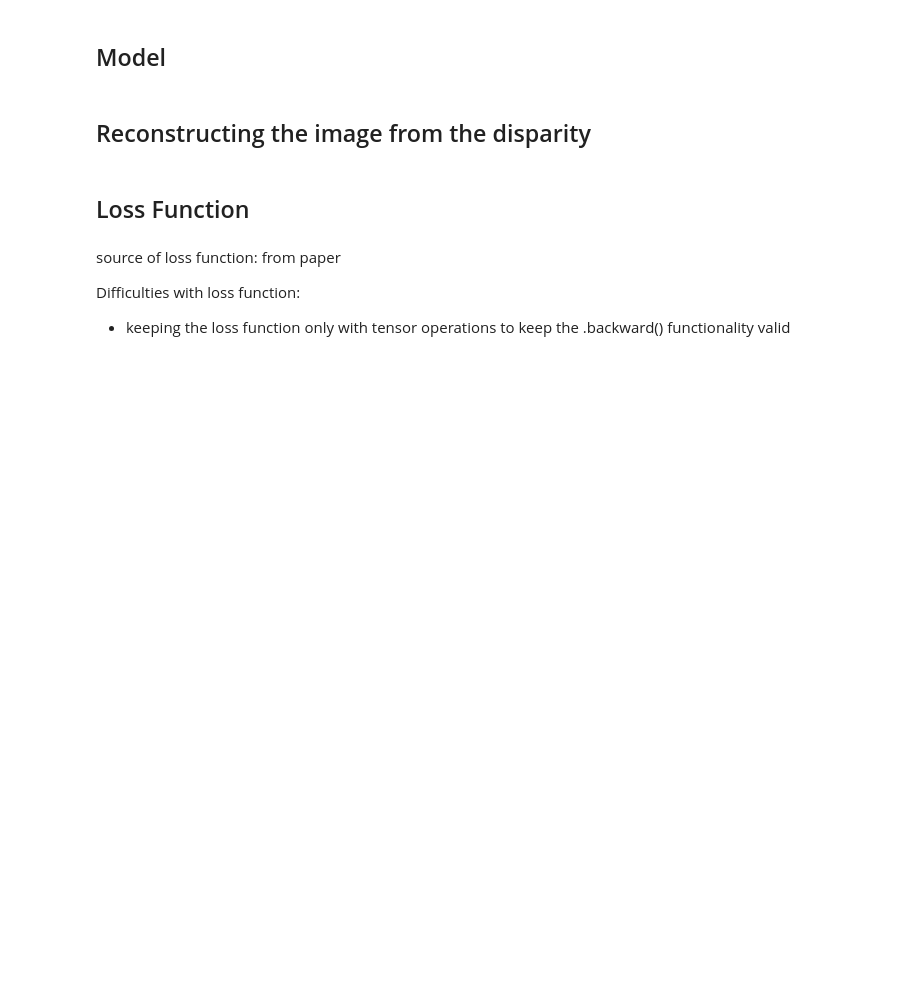
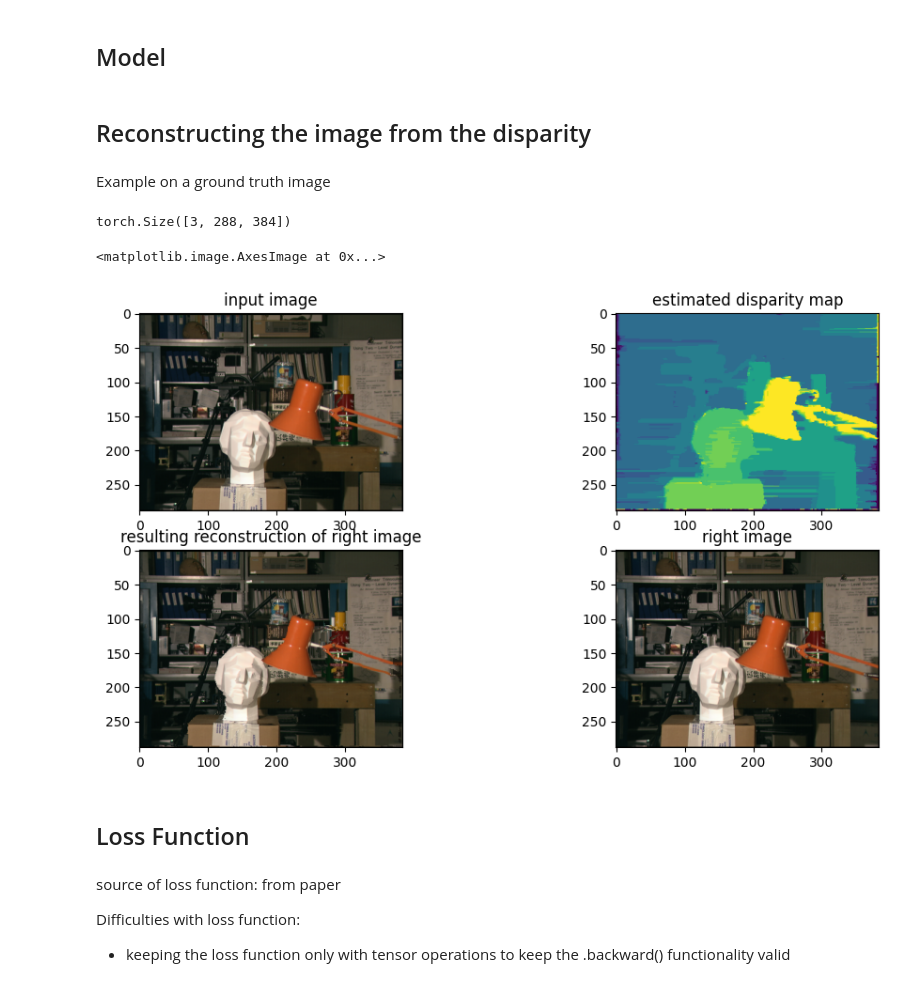
Before and after one commit to OliverTattersall/monoDepthEstim, a Jupyter notebook: FinalProj.ipynb, the cells around one changed output. Saved outputs shown, nothing was run; the diff lists cells and outputs as text; code cells hidden in the pictures; blank space fills up the shorter version.

Commit message:
adding reconStruct function, fixing error function, adding training loop

```diff
--- a/FinalProj.ipynb
+++ b/FinalProj.ipynb
@@ -45,7 +72,3 @@ class Model(nn.Module):
         self.resnet = models.resnet50(weights=ResNet50_Weights.DEFAULT)
 # %% [markdown]
 ## Reconstructing the image from the disparity
-# %%
-#no idea
-def reconStruct(im, dmap):
-    return im
@@ -52,3 +211,49 @@ def reconStruct(im, dmap):
+# %% [markdown]
+Example on a ground truth image
+# %%
+imL = Image.open("images/tsukuba/scene1.row3.col3.ppm")
+# imL = Image.open("Backpack-perfect/im0.png")
+gt = Image.open("images/tsukuba/truedisp.row3.col3.pgm")
+# gt = Image.open("Backpack-perfect/disp0.pfm")
+gt = np.load("images/tsukuba/resMap.pgm")
+gt = np.astype(gt, np.float32)
+gt = tF.to_tensor(gt)
+
+# gt[gt==float("inf")] = 0
+# gt = gt
+# gt = tF.to_pil_image(gt)
+
+
+imR = Image.open("images/tsukuba/scene1.row3.col4.ppm")
+# imR = Image.open("Backpack-perfect/im1.png")
+
+# print(np.max(gt))
+# print(torch.unique(tF.to_tensor(gt)))
+# print()
+
+print(tF.to_tensor(imL).shape)
+# print(tF.to_tensor(gt).shape)
+# print(generate_image_right(tF.to_tensor(im)[None], tF.to_tensor(gt)[None]).shape)
+# regen_im = generate_image_right(tF.to_tensor(imL)[None], tF.to_tensor(gt)[None])[0]
+regen_im = reconStruct(tF.to_tensor(imL)[None], gt[None], False)[0]
+gt = gt.permute(1, 2, 0)
+fig = plt.figure(figsize=(12,6))
+ax1 = fig.add_subplot(2, 2, 1)
+ax1.set_title("input image")
+ax1.imshow(imL)
+ax2 = fig.add_subplot(2, 2, 2)
+ax2.set_title("estimated disparity map")
+ax2.imshow(gt)
+ax3 = fig.add_subplot(2, 2, 3)
+ax3.set_title("resulting reconstruction of right image")
+ax3.imshow(regen_im.permute(1, 2, 0))
+ax3 = fig.add_subplot(2, 2, 4)
+ax3.set_title("right image")
+ax3.imshow(imR)
+# %% [output]
+torch.Size([3, 288, 384])
+<matplotlib.image.AxesImage at 0x...>
+[figure, added]
 # %% [markdown]
 ## Loss Function
 # %% [markdown]
```
Also changed, not shown: parts of 19 cells of this notebook, 16 other files.
